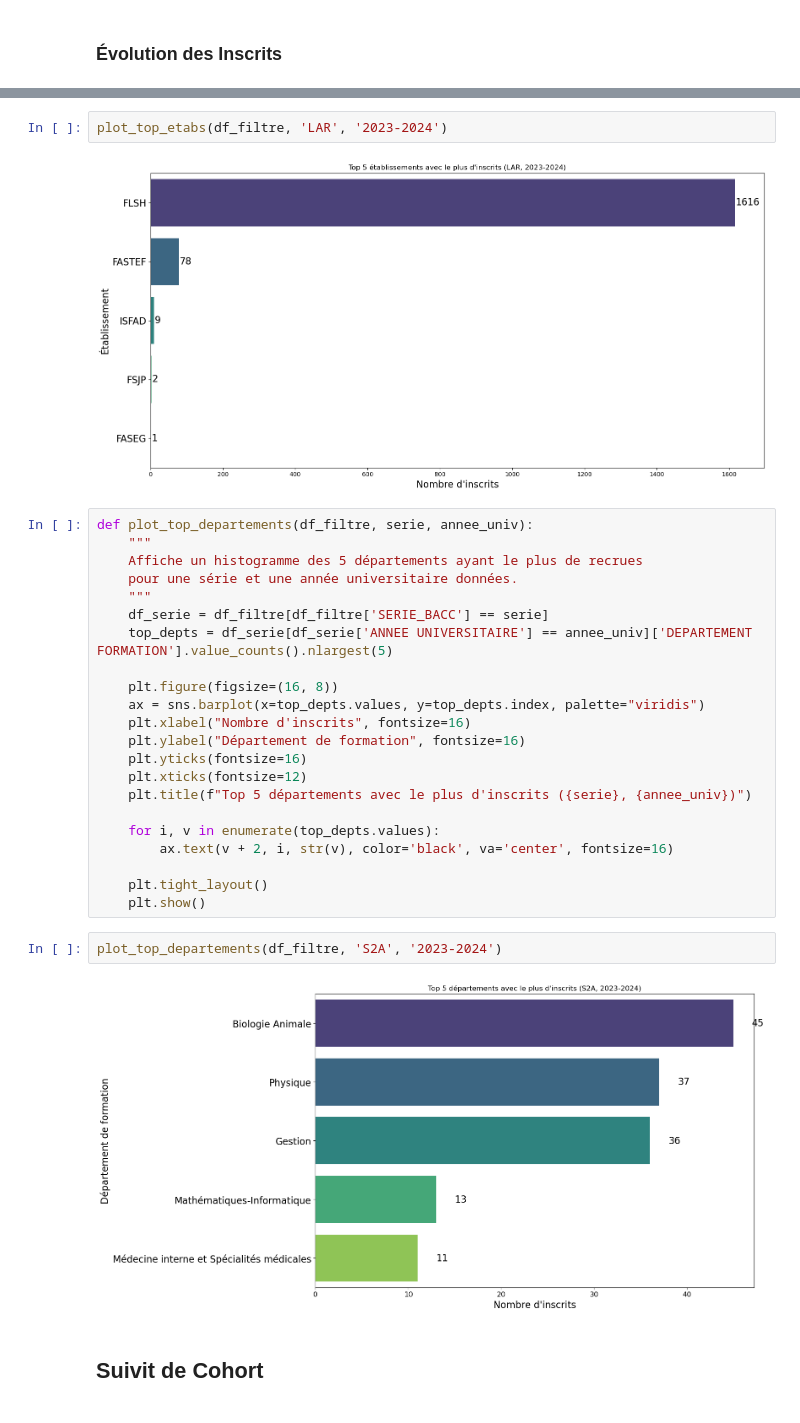
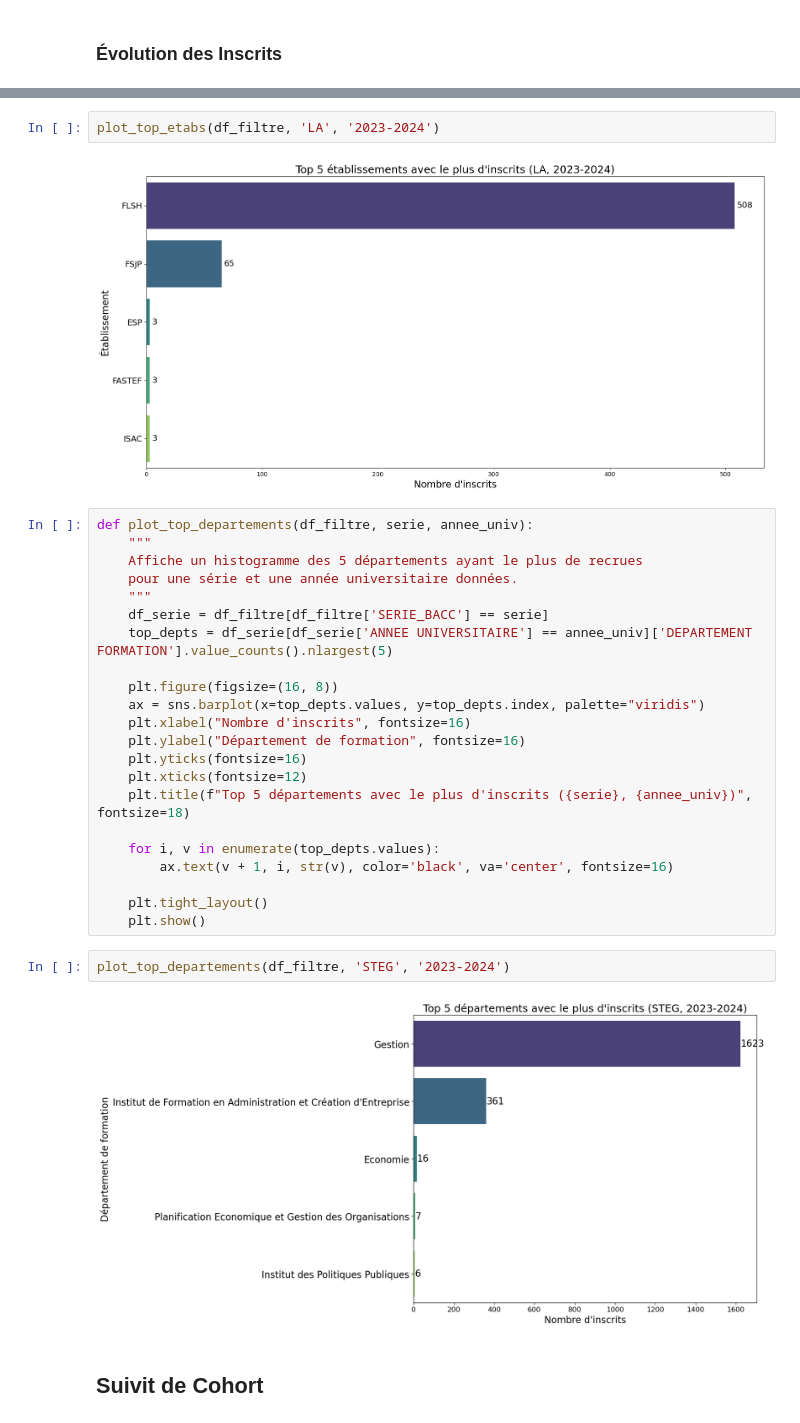
Before and after one commit to Abdouroihim-Attoumane/nootebook_memoire, a Jupyter notebook: etude_ucad.ipynb, the cells around one changed output, grey strips where cells are left out. Cells and saved outputs as stored; diff of their text form.

```diff
--- a/etude_ucad.ipynb
+++ b/etude_ucad.ipynb
@@ -332,9 +331,9 @@ def plot_top_etabs(df_filtre, serie, annee_univ):
     plt.tight_layout()
     plt.show()
 # %%
-plot_top_etabs(df_filtre, 'LAR', '2023-2024')
+plot_top_etabs(df_filtre, 'LA', '2023-2024')
 # %% [output]
-[figure, old version]
+[figure, new version]
 # %%
 def plot_top_departements(df_filtre, serie, annee_univ):
     """
@@ -350,17 +349,17 @@ def plot_top_departements(df_filtre, serie, annee_univ):
     plt.ylabel("Département de formation", fontsize=16)
     plt.yticks(fontsize=16)
     plt.xticks(fontsize=12)
-    plt.title(f"Top 5 départements avec le plus d'inscrits ({serie}, {annee_univ})")
+    plt.title(f"Top 5 départements avec le plus d'inscrits ({serie}, {annee_univ})", fontsize=18)
 
     for i, v in enumerate(top_depts.values):
-        ax.text(v + 2, i, str(v), color='black', va='center', fontsize=16)
+        ax.text(v + 1, i, str(v), color='black', va='center', fontsize=16)
 
     plt.tight_layout()
     plt.show()
 # %%
-plot_top_departements(df_filtre, 'S2A', '2023-2024')
+plot_top_departements(df_filtre, 'STEG', '2023-2024')
 # %% [output]
-[figure, old version]
+[figure, new version]
 # %% [markdown]
 ## Suivit de Cohort
 # %%
```
Also changed, not shown: parts of 7 cells of this notebook, 1 other file.
